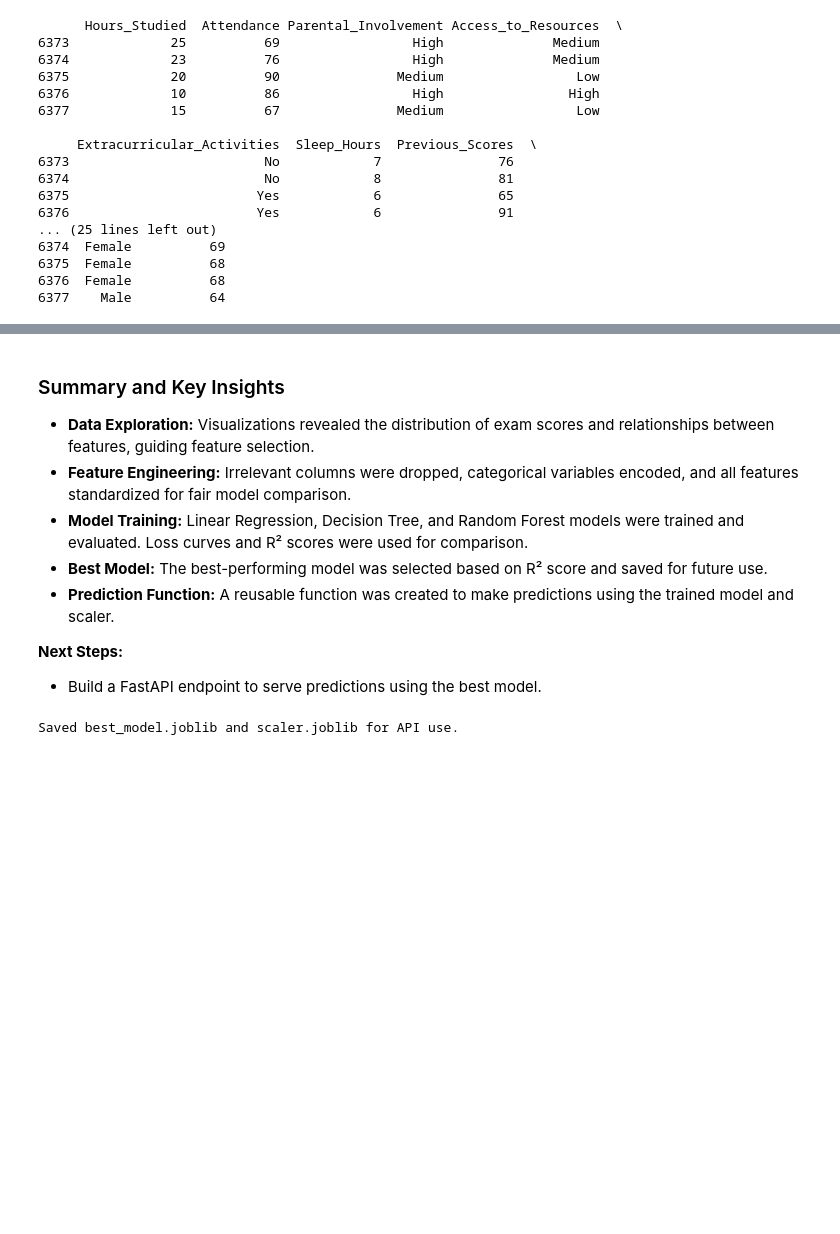
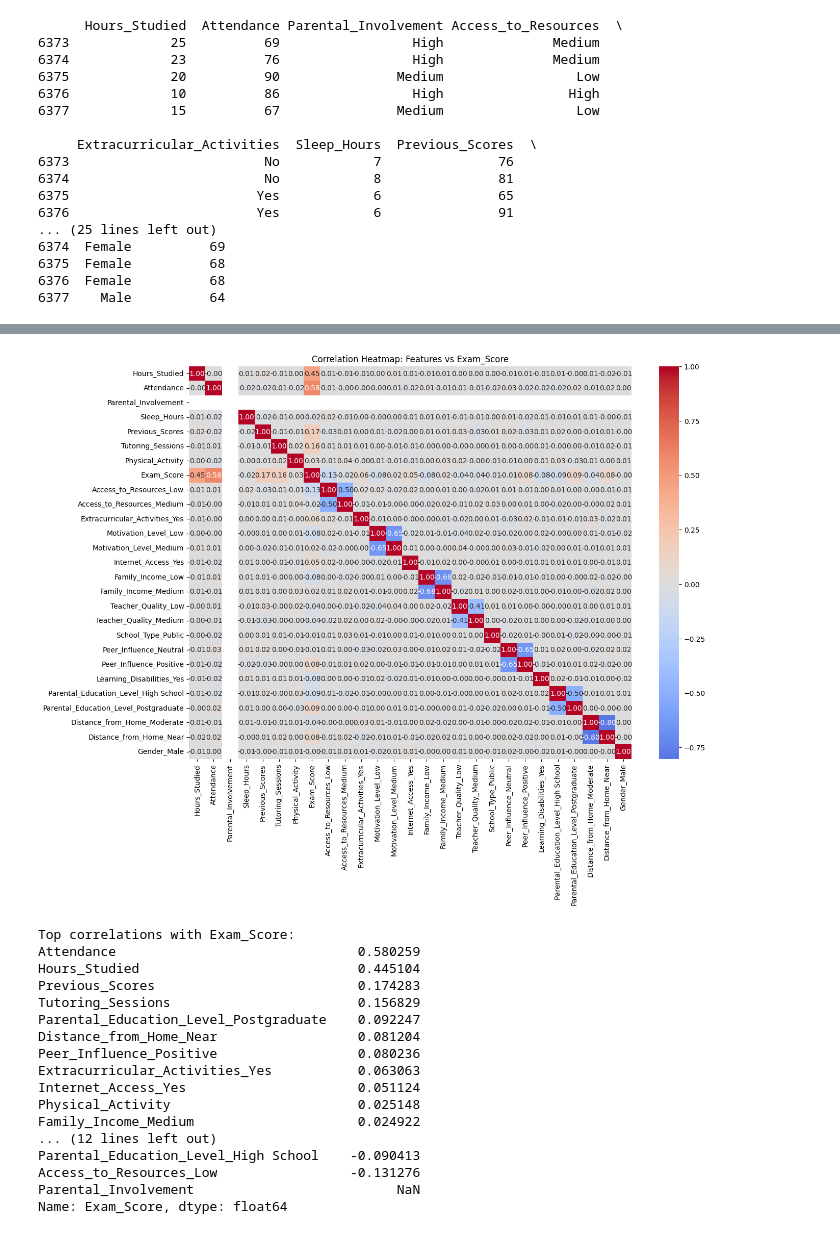
Before and after one commit to IrutingaboRaissa/scorepredictor, a Jupyter notebook: EngageMetrics.ipynb, the cells around one changed output, grey strips where cells are left out. Drawn from its saved outputs; the diff is of its cells as text; code cells hidden in the pictures; blank space fills up the shorter version.

```diff
--- a/EngageMetrics.ipynb
+++ b/EngageMetrics.ipynb
@@ -301,19 +111,45 @@ def predict_exam_score(input_features):
-# %% [markdown]
-### Summary and Key Insights
-
-- **Data Exploration:** Visualizations revealed the distribution of exam scores and relationships between features, guiding feature selection.
-- **Feature Engineering:** Irrelevant columns were dropped, categorical variables encoded, and all features standardized for fair model comparison.
-- **Model Training:** Linear Regression, Decision Tree, and Random Forest models were trained and evaluated. Loss curves and R² scores were used for comparison.
-- **Best Model:** The best-performing model was selected based on R² score and saved for future use.
-- **Prediction Function:** A reusable function was created to make predictions using the trained model and scaler.
-
-**Next Steps:**
-- Build a FastAPI endpoint to serve predictions using the best model.
-# %%
-# Save the best model and scaler for FastAPI
-import joblib
-joblib.dump(best_model, 'best_model.joblib')
-joblib.dump(scaler, 'scaler.joblib')
-print('Saved best_model.joblib and scaler.joblib for API use.')
-# %% [output]
-Saved best_model.joblib and scaler.joblib for API use.
+# %%
+# Correlation Heatmap: Which features correlate most with Exam_Score?
+import matplotlib.pyplot as plt
+import seaborn as sns
+
+# Compute correlation matrix (convert categorical to numeric first if needed)
+df_numeric = df.copy()
+if 'Parental_Involvement' in df_numeric.columns and df_numeric['Parental_Involvement'].dtype == 'object':
+    involvement_map = {'low': 1, 'medium': 2, 'high': 3}
+    df_numeric['Parental_Involvement'] = df_numeric['Parental_Involvement'].map(involvement_map)
+
+# Convert other object columns to numeric using one-hot encoding
+df_numeric = pd.get_dummies(df_numeric, drop_first=True)
+
+# Compute correlation matrix
+corr = df_numeric.corr()
+
+plt.figure(figsize=(14,10))
+sns.heatmap(corr, annot=True, fmt='.2f', cmap='coolwarm', center=0)
+plt.title('Correlation Heatmap: Features vs Exam_Score')
+plt.show()
+
+# Show top correlations with Exam_Score
+corr_target = corr['Exam_Score'].drop('Exam_Score').sort_values(ascending=False)
+print('Top correlations with Exam_Score:')
+print(corr_target)
+# %% [output]
+[figure, added]
+Top correlations with Exam_Score:
+Attendance                               0.580259
+Hours_Studied                            0.445104
+Previous_Scores                          0.174283
+Tutoring_Sessions                        0.156829
+Parental_Education_Level_Postgraduate    0.092247
+Distance_from_Home_Near                  0.081204
+Peer_Influence_Positive                  0.080236
+Extracurricular_Activities_Yes           0.063063
+Internet_Access_Yes                      0.051124
+Physical_Activity                        0.025148
+Family_Income_Medium                     0.024922
+... (12 lines left out)
+Parental_Education_Level_High School    -0.090413
+Access_to_Resources_Low                 -0.131276
+Parental_Involvement                          NaN
+Name: Exam_Score, dtype: float64
```
Also changed, not shown: parts of 13 cells of this notebook, 15 other files.
